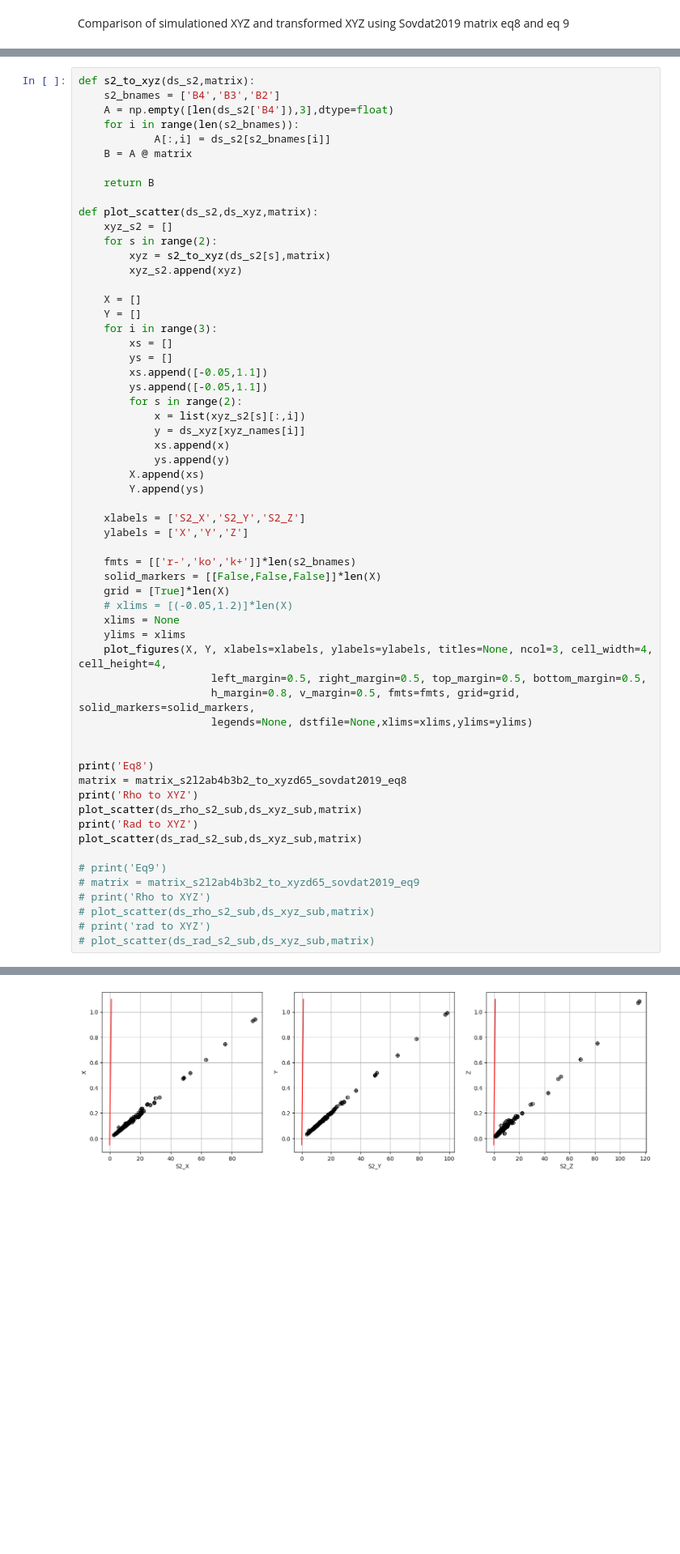
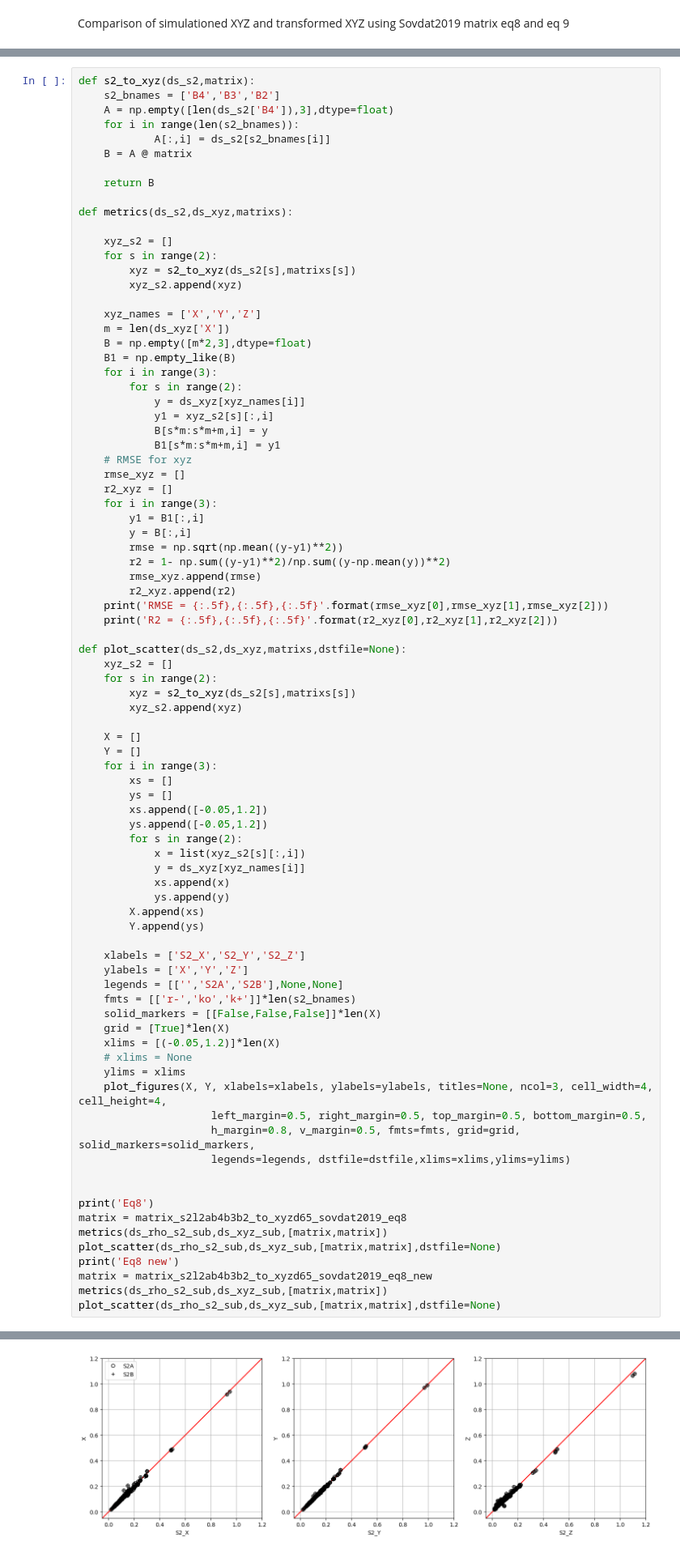
Before and after one commit to manchun-lei/PIR09_2024, a Jupyter notebook: Sentinel-2_to_XYZ/Evaluation_simulation_s2_to_xyz.ipynb, the cells around one changed output, grey strips where cells are left out. Shown at 81% size. Cells and saved outputs as stored; diff of their text form; blank space fills up the shorter version.

```diff
--- a/Sentinel-2_to_XYZ/Evaluation_simulation_s2_to_xyz.ipynb
+++ b/Sentinel-2_to_XYZ/Evaluation_simulation_s2_to_xyz.ipynb
@@ -64,10 +60,40 @@ def s2_to_xyz(ds_s2,matrix):
 
     return B
 
-def plot_scatter(ds_s2,ds_xyz,matrix):
+def metrics(ds_s2,ds_xyz,matrixs):
+
     xyz_s2 = []
     for s in range(2):
-        xyz = s2_to_xyz(ds_s2[s],matrix)
+        xyz = s2_to_xyz(ds_s2[s],matrixs[s])
+        xyz_s2.append(xyz)
+
+    xyz_names = ['X','Y','Z']
+    m = len(ds_xyz['X'])
+    B = np.empty([m*2,3],dtype=float)
+    B1 = np.empty_like(B)
+    for i in range(3):
+        for s in range(2):
+            y = ds_xyz[xyz_names[i]]
+            y1 = xyz_s2[s][:,i]
+            B[s*m:s*m+m,i] = y
+            B1[s*m:s*m+m,i] = y1
+    # RMSE for xyz
+    rmse_xyz = []
+    r2_xyz = []
+    for i in range(3):
+        y1 = B1[:,i]
+        y = B[:,i]
+        rmse = np.sqrt(np.mean((y-y1)**2))
+        r2 = 1- np.sum((y-y1)**2)/np.sum((y-np.mean(y))**2)
+        rmse_xyz.append(rmse)
+        r2_xyz.append(r2)
+    print('RMSE = {:.5f},{:.5f},{:.5f}'.format(rmse_xyz[0],rmse_xyz[1],rmse_xyz[2]))
+    print('R2 = {:.5f},{:.5f},{:.5f}'.format(r2_xyz[0],r2_xyz[1],r2_xyz[2]))
+
+def plot_scatter(ds_s2,ds_xyz,matrixs,dstfile=None):
+    xyz_s2 = []
+    for s in range(2):
+        xyz = s2_to_xyz(ds_s2[s],matrixs[s])
         xyz_s2.append(xyz)
 
     X = []
@@ -75,8 +101,8 @@ def plot_scatter(ds_s2,ds_xyz,matrix):
     for i in range(3):
         xs = []
         ys = []
-        xs.append([-0.05,1.1])
-        ys.append([-0.05,1.1])
+        xs.append([-0.05,1.2])
+        ys.append([-0.05,1.2])
         for s in range(2):
             x = list(xyz_s2[s][:,i])
             y = ds_xyz[xyz_names[i]]
@@ -87,31 +113,26 @@ def plot_scatter(ds_s2,ds_xyz,matrix):
 
     xlabels = ['S2_X','S2_Y','S2_Z']
     ylabels = ['X','Y','Z']
-
+    legends = [['','S2A','S2B'],None,None]
     fmts = [['r-','ko','k+']]*len(s2_bnames)
     solid_markers = [[False,False,False]]*len(X)
     grid = [True]*len(X)
-    # xlims = [(-0.05,1.2)]*len(X)
-    xlims = None
+    xlims = [(-0.05,1.2)]*len(X)
+    # xlims = None
     ylims = xlims
     plot_figures(X, Y, xlabels=xlabels, ylabels=ylabels, titles=None, ncol=3, cell_width=4, cell_height=4,
                      left_margin=0.5, right_margin=0.5, top_margin=0.5, bottom_margin=0.5,
                      h_margin=0.8, v_margin=0.5, fmts=fmts, grid=grid, solid_markers=solid_markers,
-                     legends=None, dstfile=None,xlims=xlims,ylims=ylims)
+                     legends=legends, dstfile=dstfile,xlims=xlims,ylims=ylims)
 
 
 print('Eq8')
 matrix = matrix_s2l2ab4b3b2_to_xyzd65_sovdat2019_eq8
-print('Rho to XYZ')
-plot_scatter(ds_rho_s2_sub,ds_xyz_sub,matrix)
-print('Rad to XYZ')
-plot_scatter(ds_rad_s2_sub,ds_xyz_sub,matrix)
-
-# print('Eq9')
-# matrix = matrix_s2l2ab4b3b2_to_xyzd65_sovdat2019_eq9
-# print('Rho to XYZ')
-# plot_scatter(ds_rho_s2_sub,ds_xyz_sub,matrix)
-# print('rad to XYZ')
-# plot_scatter(ds_rad_s2_sub,ds_xyz_sub,matrix)
+metrics(ds_rho_s2_sub,ds_xyz_sub,[matrix,matrix])
+plot_scatter(ds_rho_s2_sub,ds_xyz_sub,[matrix,matrix],dstfile=None)
+print('Eq8 new')
+matrix = matrix_s2l2ab4b3b2_to_xyzd65_sovdat2019_eq8_new
+metrics(ds_rho_s2_sub,ds_xyz_sub,[matrix,matrix])
+plot_scatter(ds_rho_s2_sub,ds_xyz_sub,[matrix,matrix],dstfile=None)
 # %% [output]
 Eq8
@@ -121 +145 @@ Rad to XYZ
-[figure, old version]
+[figure, new version]
```
Also changed, not shown: parts of 3 cells of this notebook, 15 other files.
